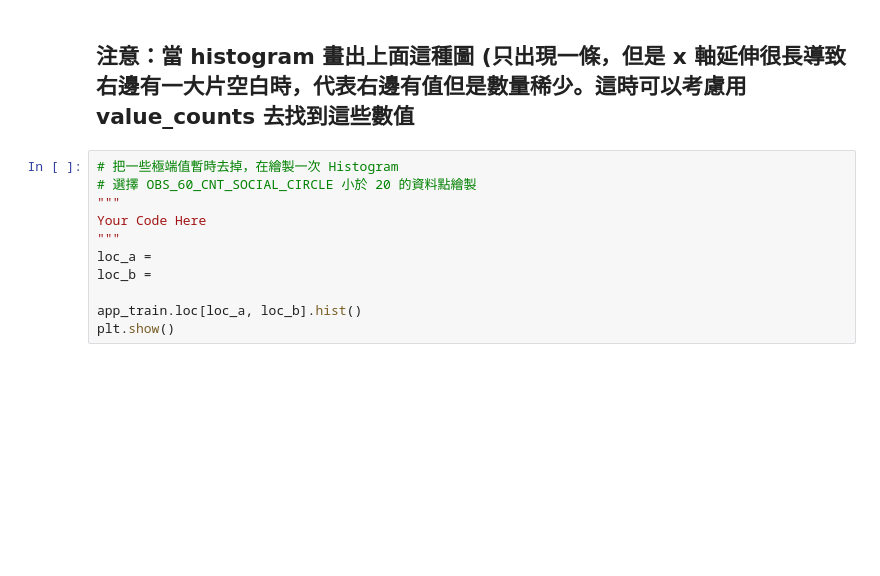
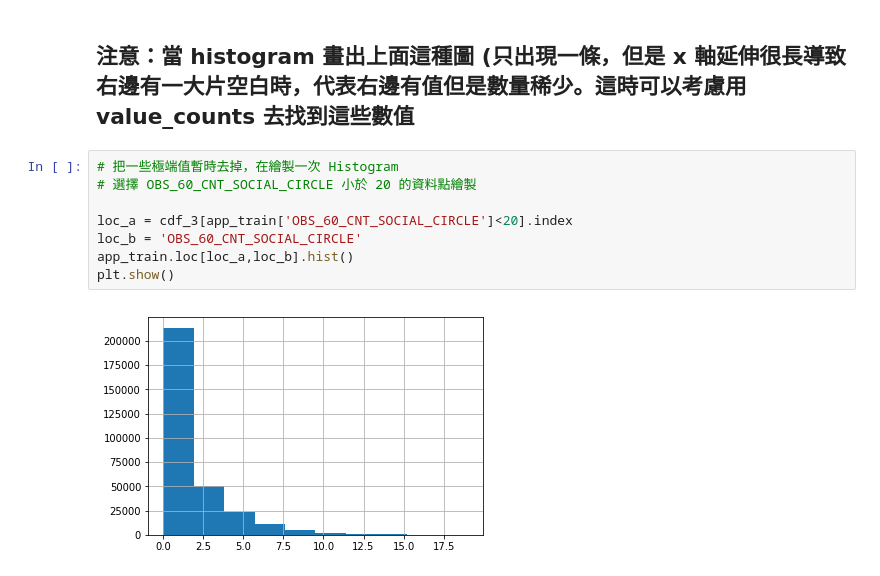
Before and after one commit to luokamars/3rd-ML100Days, a Jupyter notebook: homework/Day_009_HW_test.ipynb, the cells around one changed output. Drawn from its saved outputs; the diff is of its cells as text; blank space fills up the shorter version.

```diff
--- a/homework/Day_009_HW_test.ipynb
+++ b/homework/Day_009_HW_test.ipynb
@@ -153,11 +239,10 @@ print(app_train['OBS_60_CNT_SOCIAL_CIRCLE'].value_counts().sort_index(ascending
 # %%
 # 把一些極端值暫時去掉，在繪製一次 Histogram
 # 選擇 OBS_60_CNT_SOCIAL_CIRCLE 小於 20 的資料點繪製
-"""
-Your Code Here
-"""
-loc_a =
-loc_b =
 
-app_train.loc[loc_a, loc_b].hist()
+loc_a = cdf_3[app_train['OBS_60_CNT_SOCIAL_CIRCLE']<20].index
+loc_b = 'OBS_60_CNT_SOCIAL_CIRCLE'
+app_train.loc[loc_a,loc_b].hist()
 plt.show()
+# %% [output]
+[figure, added]
```
Also changed, not shown: parts of 5 cells of this notebook.
